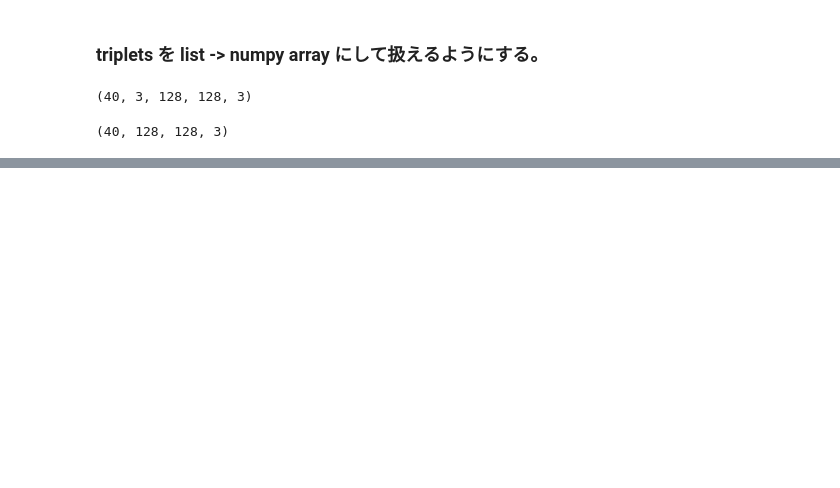
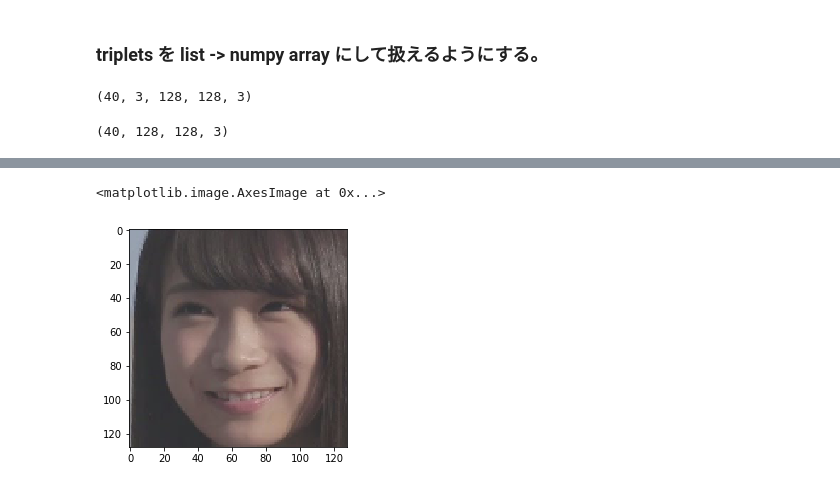
Before and after one commit to zukakosan/tripletNet, a Jupyter notebook: MyFashionNet001.ipynb, the cells around one changed output, grey strips where cells are left out. Drawn from its saved outputs; the diff is of its cells as text; code cells hidden in the pictures; blank space fills up the shorter version.

```diff
--- a/MyFashionNet001.ipynb
+++ b/MyFashionNet001.ipynb
@@ -301,0 +340,5 @@ Epoch 1/1
+# %%
+plt.imshow(triplets[0][1])
+# %% [output]
+<matplotlib.image.AxesImage at 0x...>
+[figure, added]
```
Also changed, not shown: parts of 8 cells of this notebook, 4 other files.
